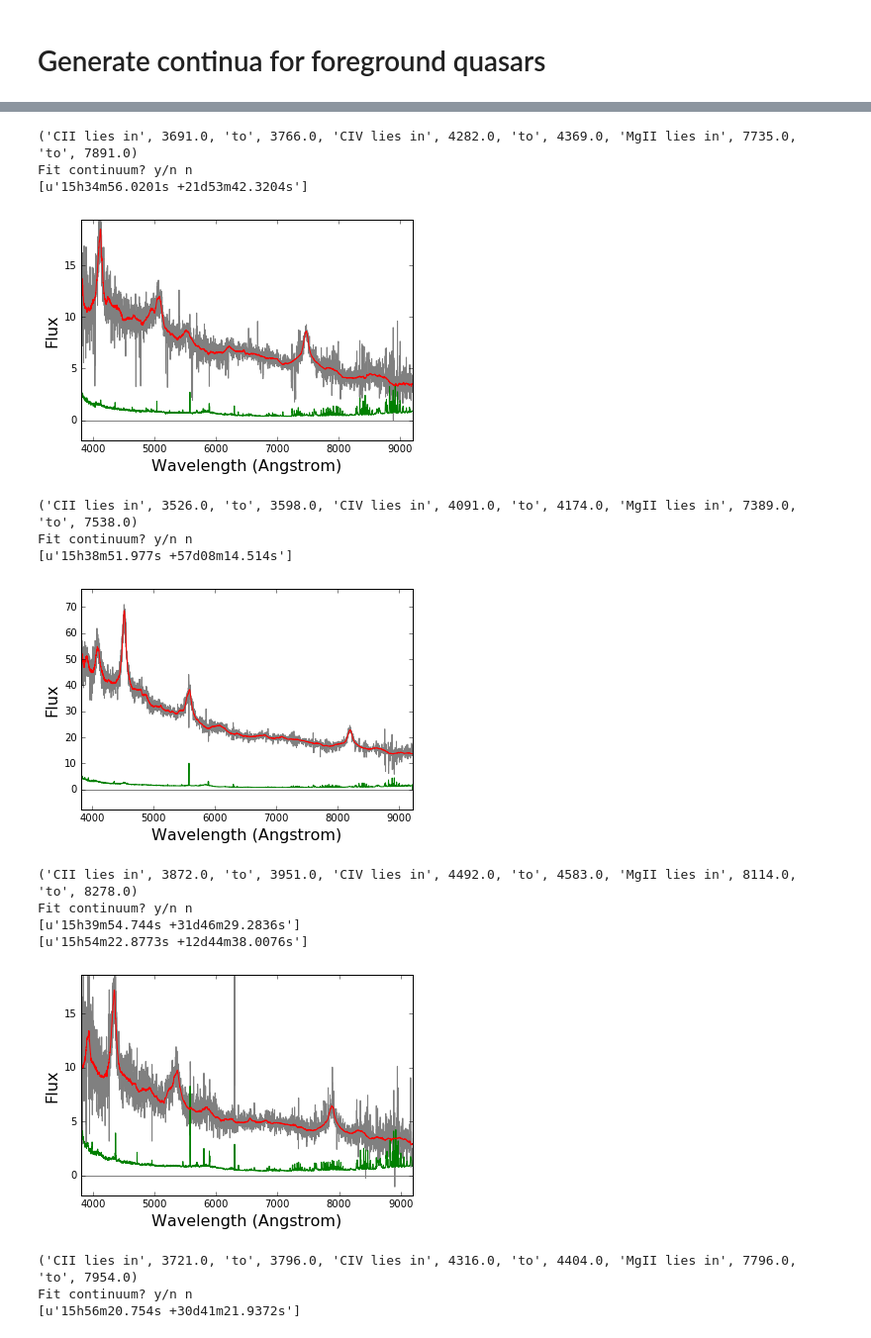
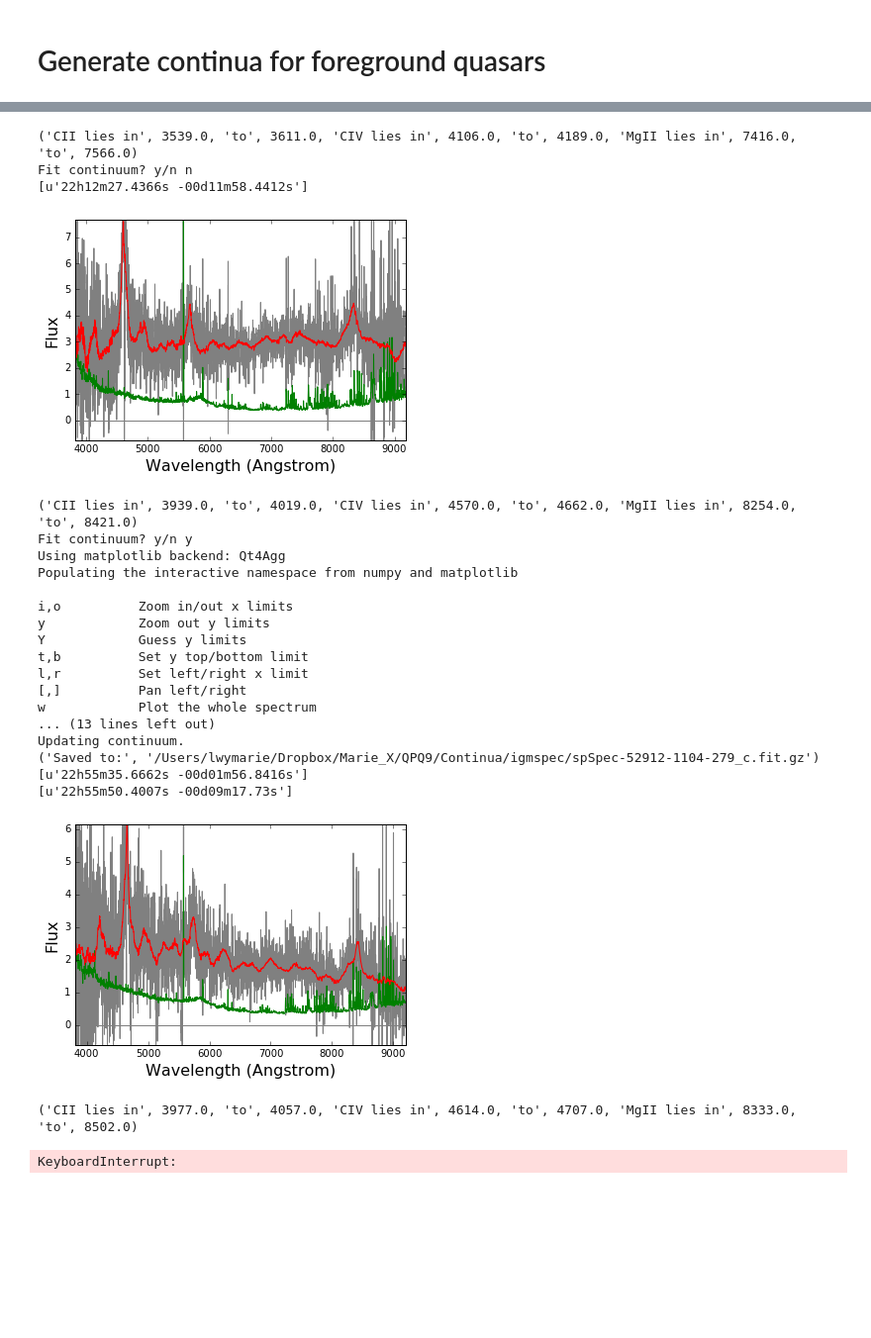
Before and after one commit to qsopairs/papers, a Jupyter notebook: QPQ9/Analysis/New_continua.ipynb, the cells around one changed output, grey strips where cells are left out. Shown at 99% size. Saved outputs shown, nothing was run; the diff lists cells and outputs as text; code cells hidden in the pictures; blank space fills up the shorter version.

```diff
--- a/QPQ9/Analysis/New_continua.ipynb
+++ b/QPQ9/Analysis/New_continua.ipynb
@@ -127,8 +127,7 @@ for ii,qq in enumerate(QPQ9):
 # %%
 # Only for z > 1.6
 high_z = np.where(QPQ9['Z_FG'] > 1.6)[0]
-print(len(high_z))
-skip_records = 160
+skip_records = 180
 for ii,qq in enumerate(QPQ9[high_z]):
     # Skip if less than this
     if ii < skip_records:
@@ -249,16 +248,24 @@ Fit continuum? y/n n
-('CII lies in', 3691.0, 'to', 3766.0, 'CIV lies in', 4282.0, 'to', 4369.0, 'MgII lies in', 7735.0, 'to', 7891.0)
+('CII lies in', 3539.0, 'to', 3611.0, 'CIV lies in', 4106.0, 'to', 4189.0, 'MgII lies in', 7416.0, 'to', 7566.0)
 Fit continuum? y/n n
-[u'15h34m56.0201s +21d53m42.3204s']
+[u'22h12m27.4366s -00d11m58.4412s']
-[figure, old version]
+[figure, new version]
-('CII lies in', 3526.0, 'to', 3598.0, 'CIV lies in', 4091.0, 'to', 4174.0, 'MgII lies in', 7389.0, 'to', 7538.0)
-Fit continuum? y/n n
-[u'15h38m51.977s +57d08m14.514s']
+('CII lies in', 3939.0, 'to', 4019.0, 'CIV lies in', 4570.0, 'to', 4662.0, 'MgII lies in', 8254.0, 'to', 8421.0)
+Fit continuum? y/n y
+Using matplotlib backend: Qt4Agg
+Populating the interactive namespace from numpy and matplotlib
+
+i,o          Zoom in/out x limits
+y            Zoom out y limits
+Y            Guess y limits
+t,b          Set y top/bottom limit
+l,r          Set left/right x limit
+[,]          Pan left/right
+w            Plot the whole spectrum
+... (13 lines left out)
+Updating continuum.
+('Saved to:', '/Users/lwymarie/Dropbox/Marie_X/QPQ9/Continua/igmspec/spSpec-52912-1104-279_c.fit.gz')
+[u'22h55m35.6662s -00d01m56.8416s']
+[u'22h55m50.4007s -00d09m17.73s']
-[figure, old version]
+[figure, new version]
-('CII lies in', 3872.0, 'to', 3951.0, 'CIV lies in', 4492.0, 'to', 4583.0, 'MgII lies in', 8114.0, 'to', 8278.0)
-Fit continuum? y/n n
-[u'15h39m54.744s +31d46m29.2836s']
-[u'15h54m22.8773s +12d44m38.0076s']
+('CII lies in', 3977.0, 'to', 4057.0, 'CIV lies in', 4614.0, 'to', 4707.0, 'MgII lies in', 8333.0, 'to', 8502.0)
-[figure, removed]
-('CII lies in', 3721.0, 'to', 3796.0, 'CIV lies in', 4316.0, 'to', 4404.0, 'MgII lies in', 7796.0, 'to', 7954.0)
-Fit continuum? y/n n
-[u'15h56m20.754s +30d41m21.9372s']
+KeyboardInterrupt:
```
Also changed, not shown: parts of 5 cells of this notebook, 8 other files.
